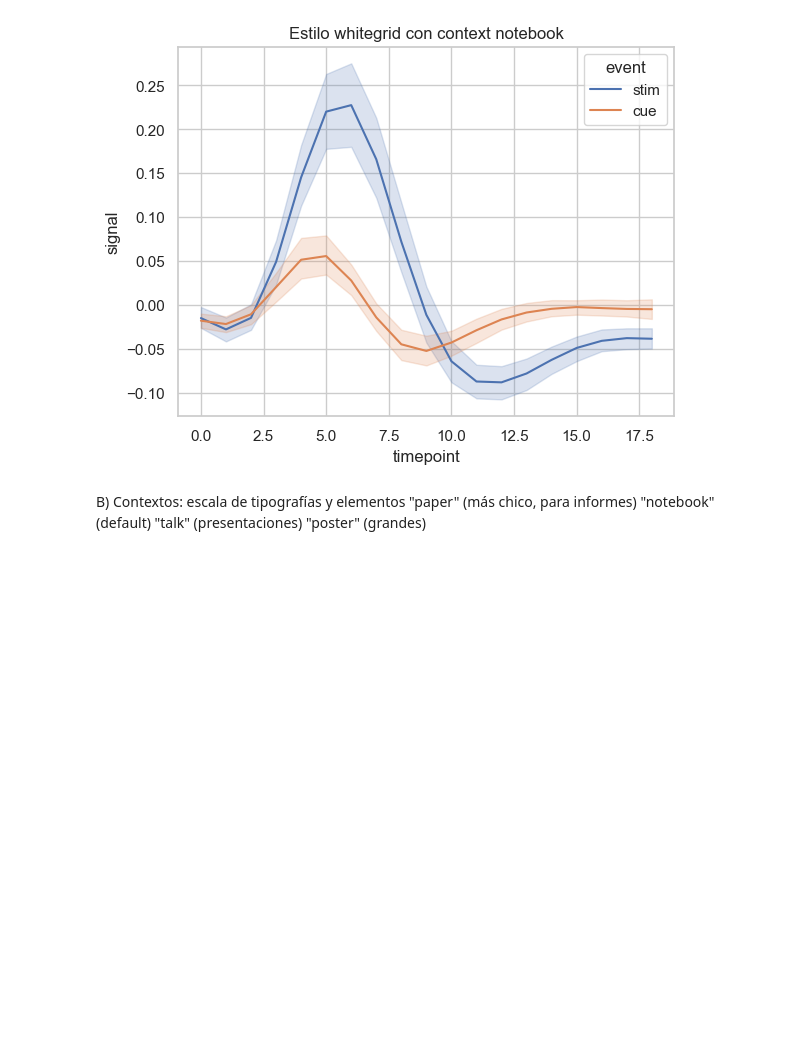
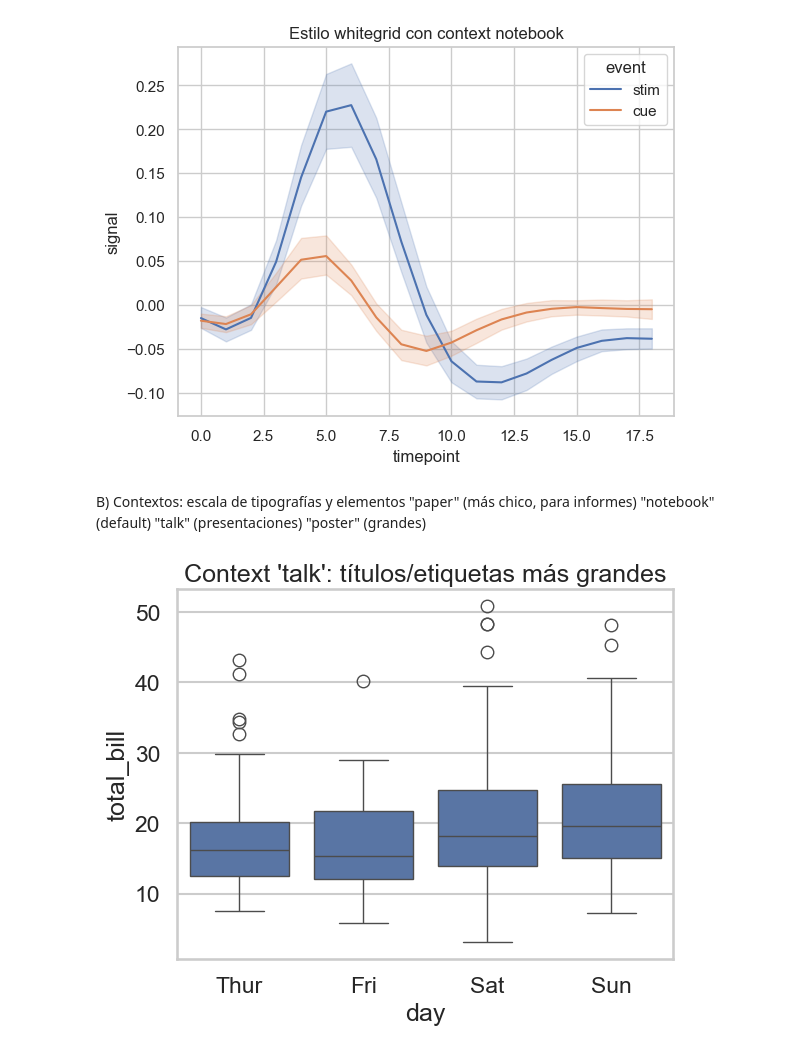
Before and after one commit to wilson-j-insaurralde/Seaborn, a Jupyter notebook: teoria/007_Estilo y personalización avanzada.ipynb, the cells around one changed output. Saved outputs shown, nothing was run; the diff lists cells and outputs as text; code cells hidden in the pictures; blank space fills up the shorter version.

```diff
--- a/teoria/007_Estilo y personalización avanzada.ipynb
+++ b/teoria/007_Estilo y personalización avanzada.ipynb
@@ -108,3 +108,15 @@ B) Contextos: escala de tipografías y elementos
 "notebook" (default)
 "talk" (presentaciones)
 "poster" (grandes)
+# %%
+import seaborn as sns
+import matplotlib.pyplot as plt
+
+sns.set_theme(style="whitegrid", context="talk")  # más grande (presentaciones)
+
+tips = sns.load_dataset("tips")
+sns.boxplot(data=tips, x="day", y="total_bill")
+plt.title("Context 'talk': títulos/etiquetas más grandes")
+plt.show()
+# %% [output]
+[figure, added]
```
Also changed, not shown: parts of 7 cells of this notebook.
